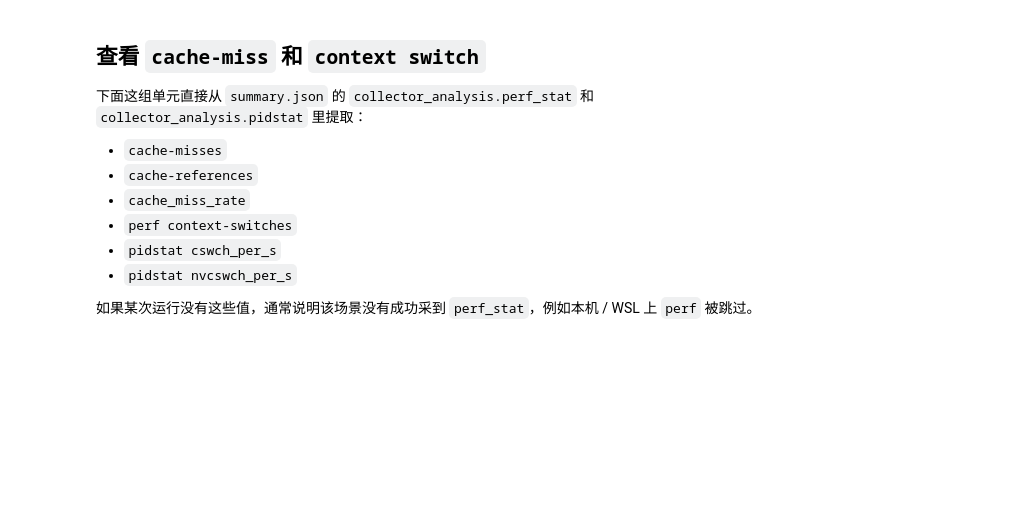
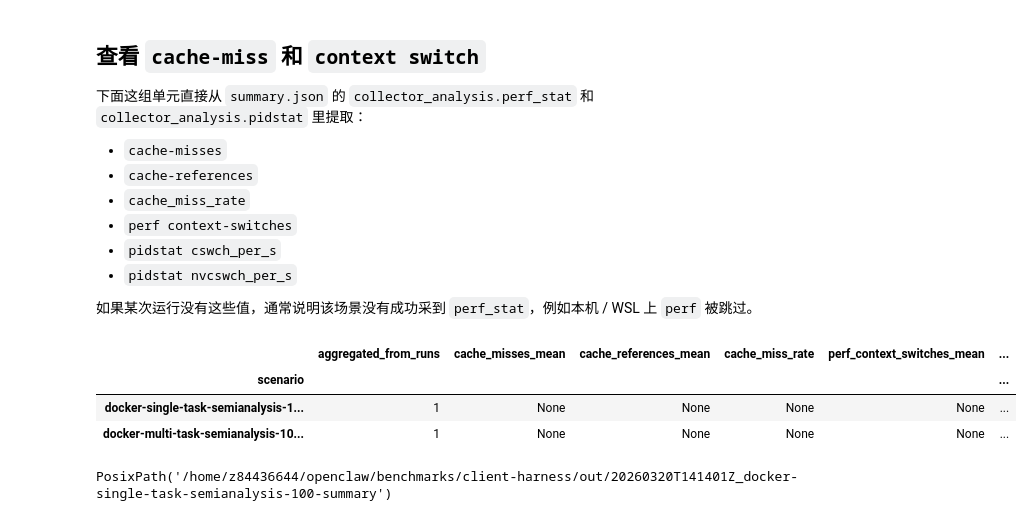
Before and after one commit to Boole-Highland-Insight/ClawHarness, a Jupyter notebook: openclaw_gateway_context_list_walkthrough.ipynb, the cells around one changed output. Drawn from its saved outputs; the diff is of its cells as text; code cells hidden in the pictures; blank space fills up the shorter version.

```diff
--- a/openclaw_gateway_context_list_walkthrough.ipynb
+++ b/openclaw_gateway_context_list_walkthrough.ipynb
@@ -1543,35 +1543,49 @@ plt.show()
 def build_cache_context_row(summary: dict) -> dict:
     perf_metrics = nested_get(summary, ["collector_analysis", "perf_stat", "metrics"], {})
     pidstat_sections = nested_get(summary, ["collector_analysis", "pidstat", "sections"], {})
 
     cache_misses_mean = metric_mean(perf_metrics, ["cache-misses"])
     cache_references_mean = metric_mean(perf_metrics, ["cache-references"])
     perf_context_switches_mean = metric_mean(perf_metrics, ["context-switches"])
     pidstat_cswch_mean = metric_mean(pidstat_sections, ["context_switch", "metrics", "cswch_per_s"])
     pidstat_nvcswch_mean = metric_mean(pidstat_sections, ["context_switch", "metrics", "nvcswch_per_s"])
 
     cache_miss_rate = None
     if isinstance(cache_misses_mean, (int, float)) and isinstance(cache_references_mean, (int, float)) and cache_references_mean:
         cache_miss_rate = cache_misses_mean / cache_references_mean
 
     return {
         "scenario": summary.get("scenario", ""),
         "aggregated_from_runs": summary.get("aggregated_from_runs", 1),
         "cache_misses_mean": cache_misses_mean,
         "cache_references_mean": cache_references_mean,
         "cache_miss_rate": cache_miss_rate,
         "perf_context_switches_mean": perf_context_switches_mean,
         "pidstat_cswch_per_s_mean": pidstat_cswch_mean,
         "pidstat_nvcswch_per_s_mean": pidstat_nvcswch_mean,
     }
 
+single_semianalysis_100_run_dir = find_latest_run_dir("docker-single-task-semianalysis-100-summary")
+multi_semianalysis_100_run_dir = find_latest_run_dir("docker-multi-task-semianalysis-100-summary")
+
+single_semianalysis_100_summary = load_summary(single_semianalysis_100_run_dir)
+multi_semianalysis_100_summary = load_summary(multi_semianalysis_100_run_dir)
 
 cache_context_df = pd.DataFrame([
-    build_cache_context_row(single_semianalysis_100_summary_avg),
-    build_cache_context_row(multi_semianalysis_100_summary_avg),
+    build_cache_context_row(single_semianalysis_100_summary),
+    build_cache_context_row(multi_semianalysis_100_summary),
 ]).set_index("scenario")
 
 cache_context_df.round(6)
+# %% [output]
+|  | aggregated_from_runs | cache_misses_mean | cache_references_mean | cache_miss_rate | perf_context_switches_mean | ... |
+| scenario |  |  |  |  |  | ... |
+| docker-single-task-semianalysis-1... | 1 | None | None | None | None | ... |
+| docker-multi-task-semianalysis-10... | 1 | None | None | None | None | ... |
+# %%
+single_semianalysis_100_run_dir
+# %% [output]
+PosixPath('/home/z84436644/openclaw/benchmarks/client-harness/out/20260320T141401Z_docker-single-task-semianalysis-100-summary')
 # %%
 cache_context_plot_df = cache_context_df[[
     "cache_misses_mean",
```
Also changed, not shown: parts of 1 cell of this notebook, 1 other file.
